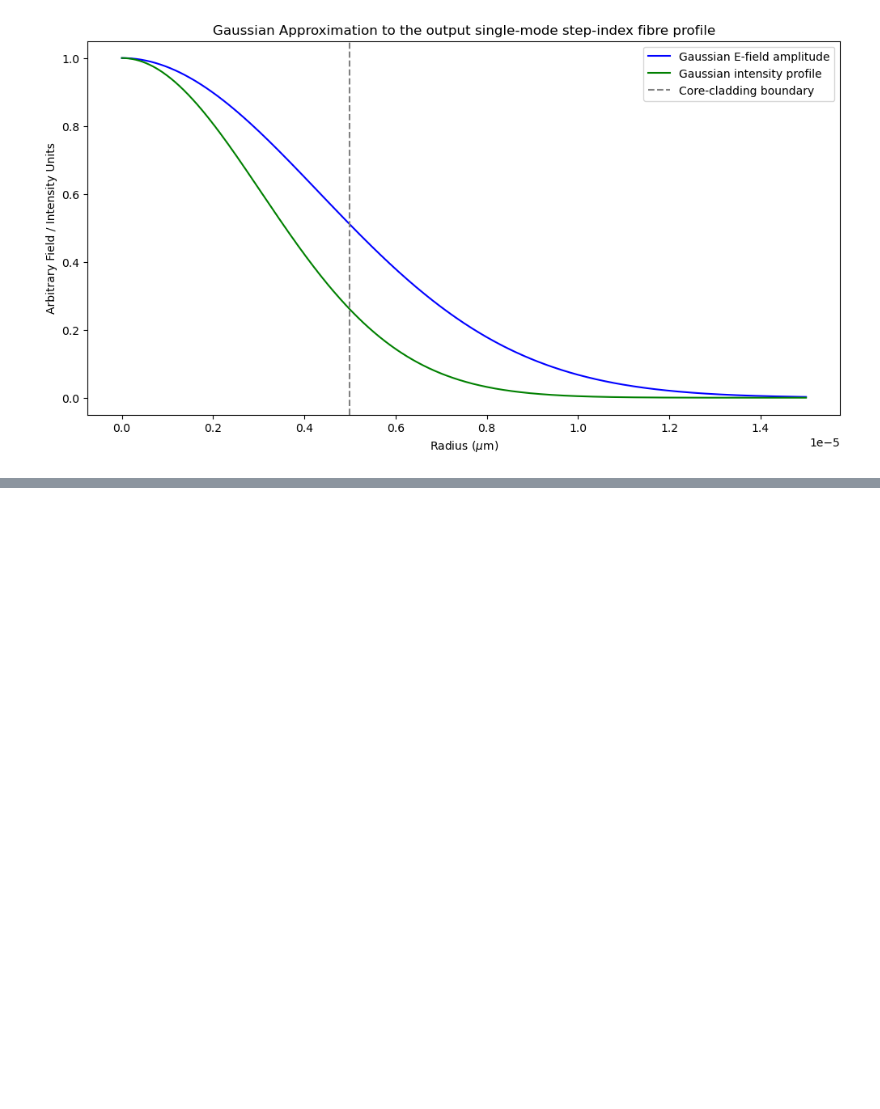
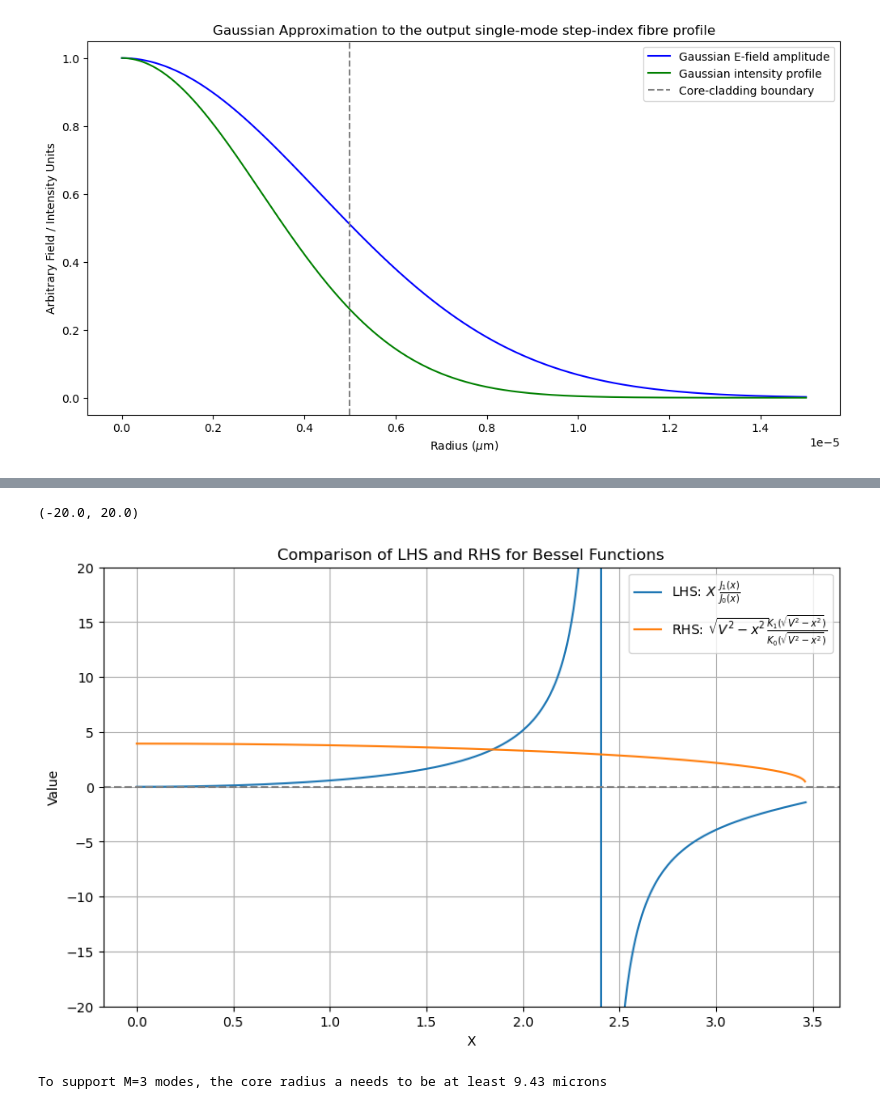
Before and after one commit to TongyueLiu/OH-Suppression-MRes-Project, a Jupyter notebook: Calculating Electric Field Properties.ipynb, the cells around one changed output, grey strips where cells are left out. Cells and saved outputs as stored; diff of their text form; code cells hidden in the pictures; blank space fills up the shorter version.

```diff
--- a/Calculating Electric Field Properties.ipynb
+++ b/Calculating Electric Field Properties.ipynb
@@ -370,0 +450,23 @@ plt.show()
+# %%
+# Plot the left-hand side and right-hand side of the equation
+plt.figure(figsize=(10, 6))
+plt.plot(X_m3, LHS_m3, label='LHS: $X\ \\frac{J_1(x)}{J_0(x)}$')
+plt.plot(X_m3, RHS_m3, label='RHS: $\sqrt{V^2 - x^2} \\frac{K_1(\sqrt{V^2 - x^2})}{K_0(\sqrt{V^2 - x^2})}$')
+plt.axhline(0, color='gray', linestyle='--')
+plt.title('Comparison of LHS and RHS for Bessel Functions')
+plt.xlabel('X')
+plt.ylabel('Value')
+plt.legend()
+plt.grid()
+plt.ylim(-20,20)
+# %% [output]
+(-20.0, 20.0)
+[figure, added]
+# %%
+# Maybe we should make the core radius bigger because I can see that the LHS and RHS do not intersect for M=3, which means the fibre cannot support M=3 modes.
+M3_extra = 3.9
+V_m3_extra = np.sqrt(4*M3_extra)
+a_m3_extra = V_m3_extra * lam0 / (2 * np.pi * NA)
+print(f"To support M=3 modes, the core radius a needs to be at least {a_m3_extra*1e6:.2f} microns")
+# %% [output]
+To support M=3 modes, the core radius a needs to be at least 9.43 microns
```
Also changed, not shown: parts of 21 cells of this notebook.
